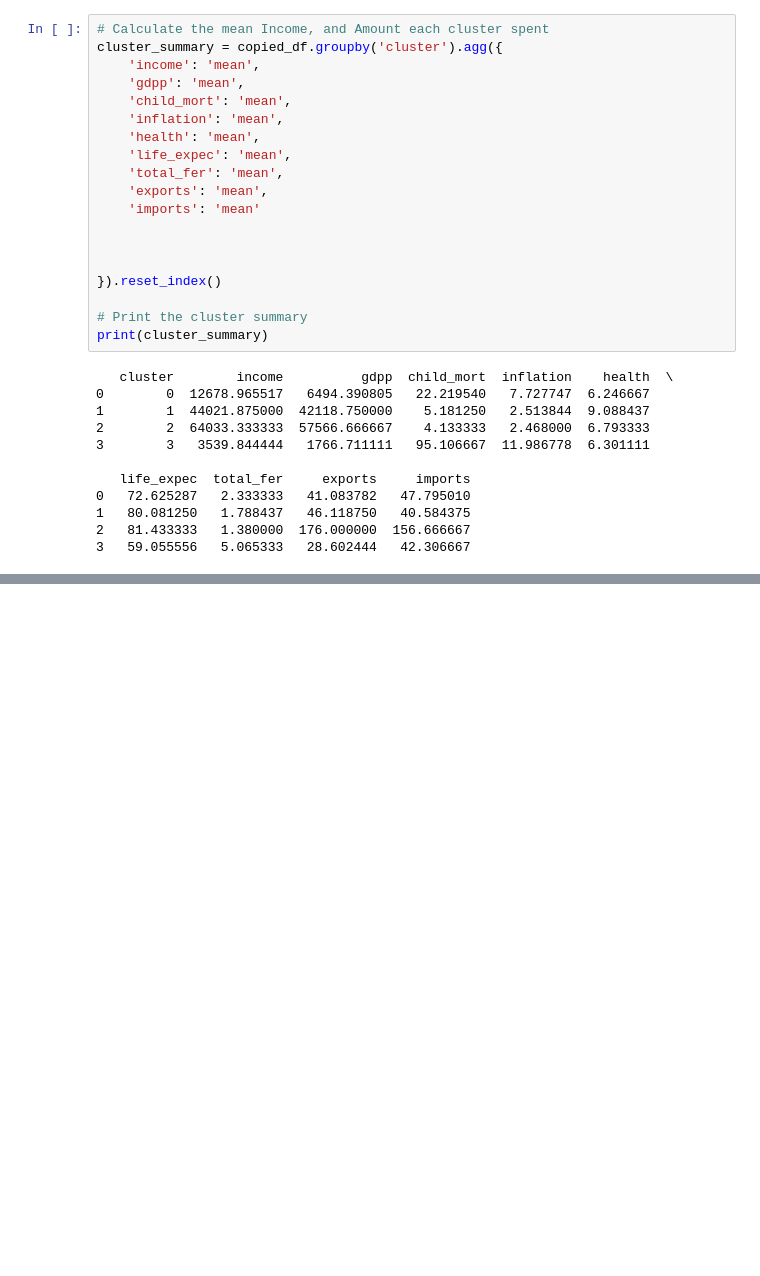
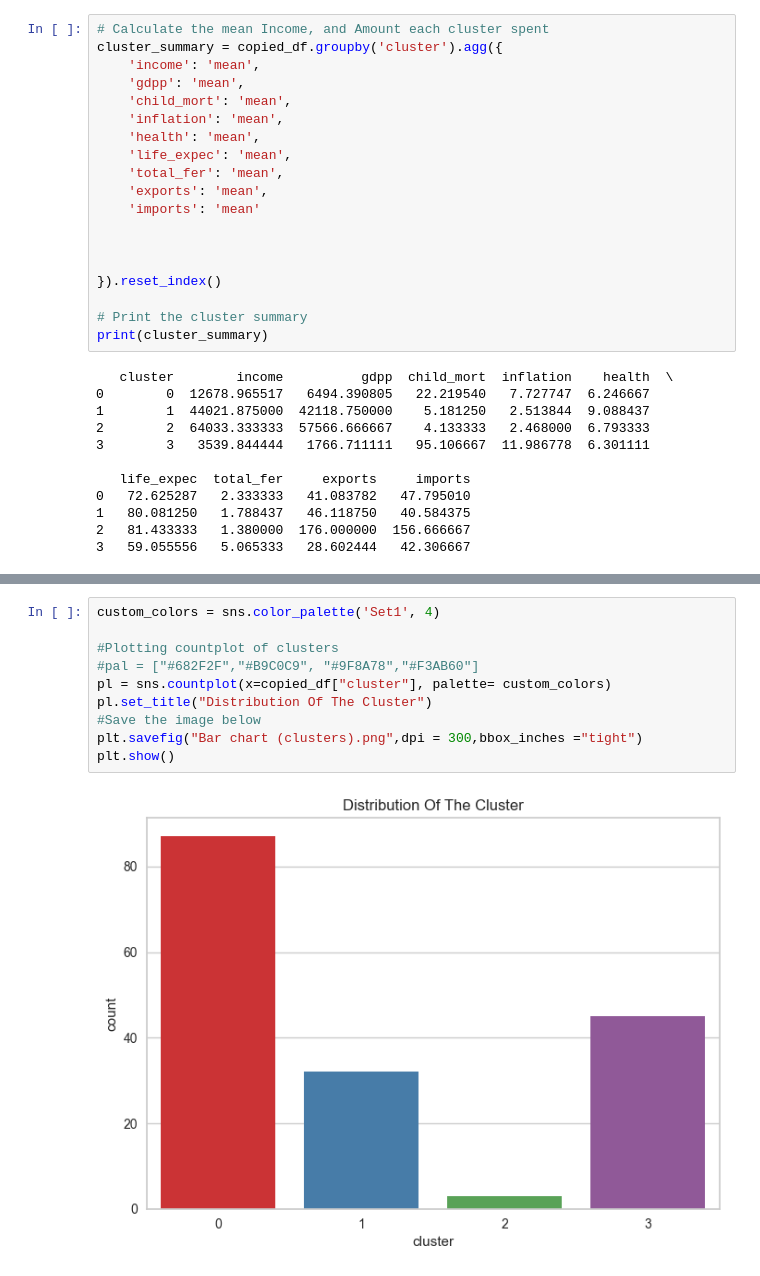
Before and after one commit to I-amyayi/Clustering-PCA, a Jupyter notebook: NGO.ipynb, the cells around one changed output, grey strips where cells are left out. Saved outputs shown, nothing was run; the diff lists cells and outputs as text; blank space fills up the shorter version.

```diff
--- a/NGO.ipynb
+++ b/NGO.ipynb
@@ -417,0 +495,12 @@ print(cluster_summary)
+# %%
+custom_colors = sns.color_palette('Set1', 4)
+
+#Plotting countplot of clusters
+#pal = ["#682F2F","#B9C0C9", "#9F8A78","#F3AB60"]
+pl = sns.countplot(x=copied_df["cluster"], palette= custom_colors)
+pl.set_title("Distribution Of The Cluster")
+#Save the image below
+plt.savefig("Bar chart (clusters).png",dpi = 300,bbox_inches ="tight")
+plt.show()
+# %% [output]
+[figure, added]
```
Also changed, not shown: parts of 3 cells of this notebook.
